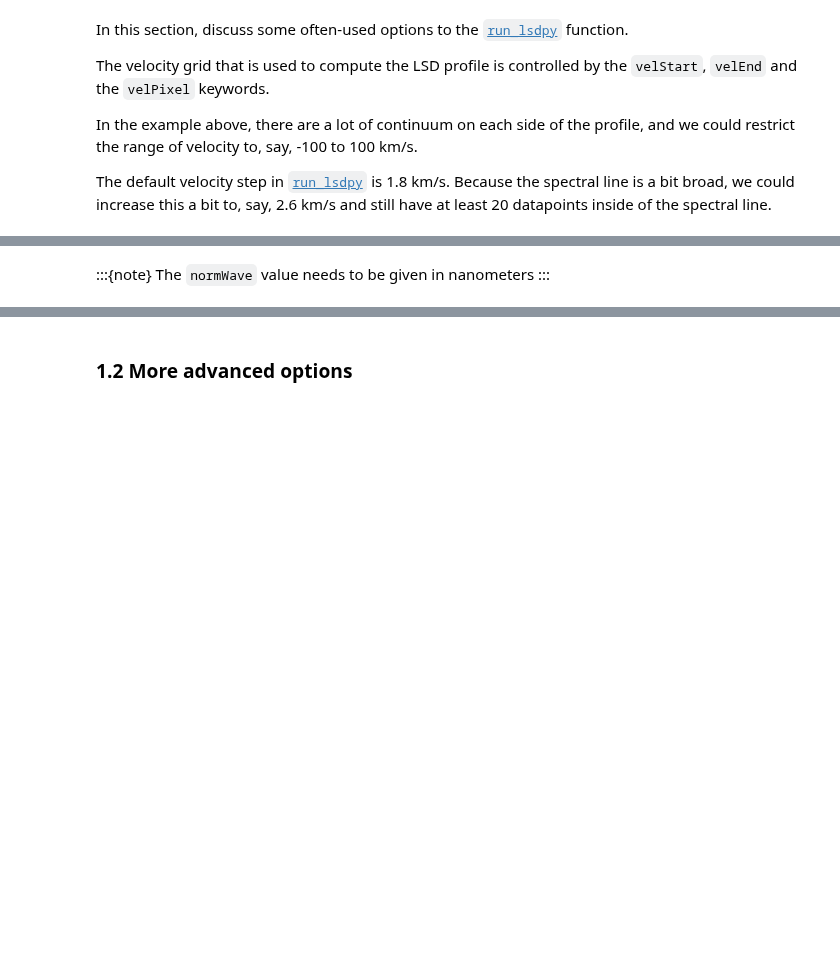
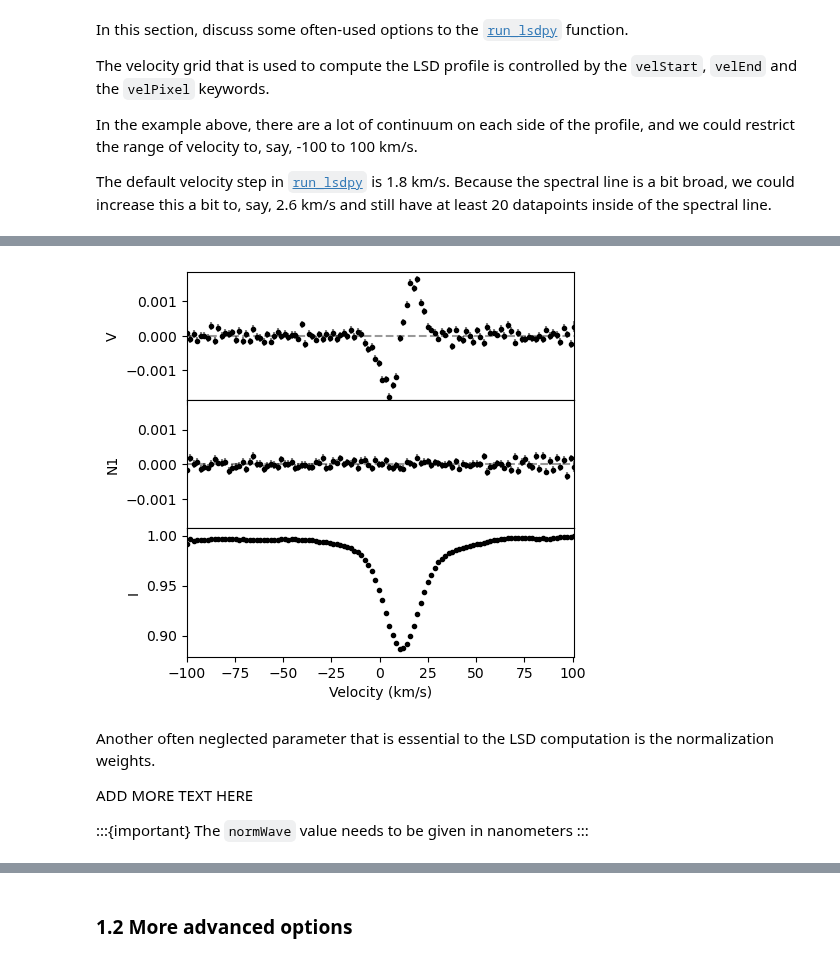
Before and after one commit to folsomcp/specpolFlow, a Jupyter notebook: docs-jb/Tutorials/11-HowToLSD_Tutorial.ipynb, the cells around one changed output, grey strips where cells are left out. Saved outputs shown, nothing was run; the diff lists cells and outputs as text; code cells hidden in the pictures; blank space fills up the shorter version.

```diff
--- a/docs-jb/Tutorials/11-HowToLSD_Tutorial.ipynb
+++ b/docs-jb/Tutorials/11-HowToLSD_Tutorial.ipynb
@@ -106,4 +122,12 @@ lsd.plot()
+# %%
+fig = lsd.plot(figsize=(5,5))
+# %% [output]
+[figure, added]
 # %% [markdown]
-:::{note}
+Another often neglected parameter that is essential to the LSD computation is the normalization weights.
+
+ADD MORE TEXT HERE
+
+:::{important}
 The `normWave` value needs to be given in nanometers
 :::
```
Also changed, not shown: parts of 13 cells of this notebook.
